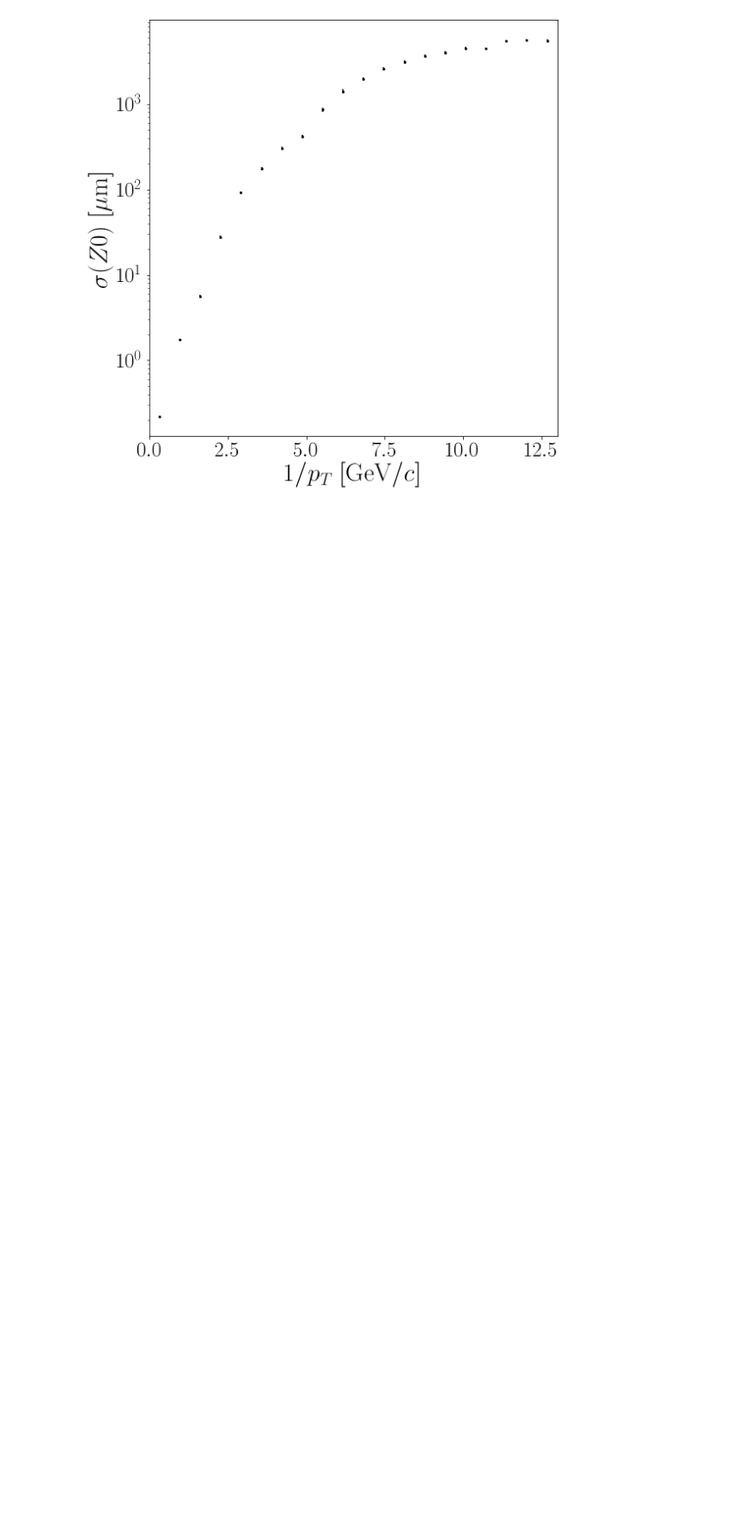
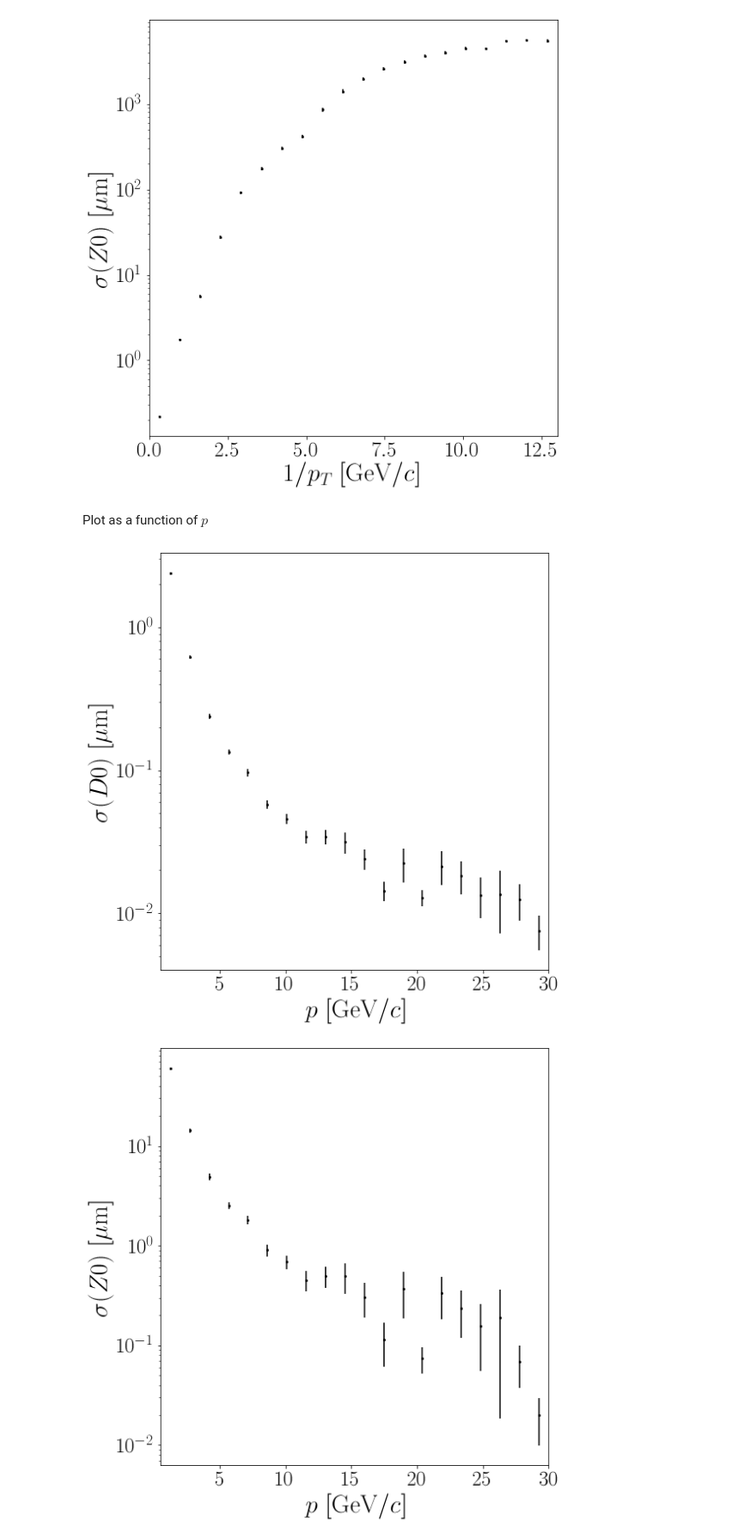
Before and after one commit to donalhill/fcc_python_tools, a Jupyter notebook: examples/IP_resolution.ipynb, the cells around one changed output. Shown at 86% size. Cells and saved outputs as stored; diff of their text form; code cells hidden in the pictures; blank space fills up the shorter version.

```diff
--- a/examples/IP_resolution.ipynb
+++ b/examples/IP_resolution.ipynb
@@ -210,3 +210,37 @@ for var in IP:
 # %% [output]
 [figure]
 [figure]
+# %% [markdown]
+Plot as a function of $p$
+# %%
+p_min = 0.5
+p_max = 30.
+n_bins = 21
+p_range = np.linspace(p_min,p_max,n_bins)
+
+for var in IP:
+
+    p_vals = []
+    mean_IP_err_vals = []
+    mean_IP_err_sem_vals = []
+
+    for i in range(0,len(inv_pt_range)-1):
+        #Keep particles in a given bin of p
+        df_cut = df[var].query(f"p > {p_range[i]} and p <= {p_range[i+1]}")
+        bin_centre = p_range[i] + 0.5*(p_range[i+1] - p_range[i])
+        p_vals.append(bin_centre)
+        mean_IP_err_vals.append(1000*df_cut["IP_err"].mean())
+        mean_IP_err_sem_vals.append(1000*stats.sem(df_cut["IP_err"]))
+
+    fig,ax = plt.subplots(figsize=(8,8))
+    plt.errorbar(p_vals, mean_IP_err_vals, mean_IP_err_sem_vals, fmt='o', markersize=2, color='k')
+    ax.tick_params(axis='both', which='major', labelsize=25)
+    plt.xlim(p_min, p_max)
+    plt.yscale('log')
+    plt.xlabel("$p$ [GeV/$c$]",fontsize=30)
+    plt.ylabel(f"$\\sigma({var})$ [$\mu$m]",fontsize=30)
+    plt.tight_layout()
+    plt.show()
+# %% [output]
+[figure, added]
+[figure, added]
```
Also changed, not shown: 1 other file.
